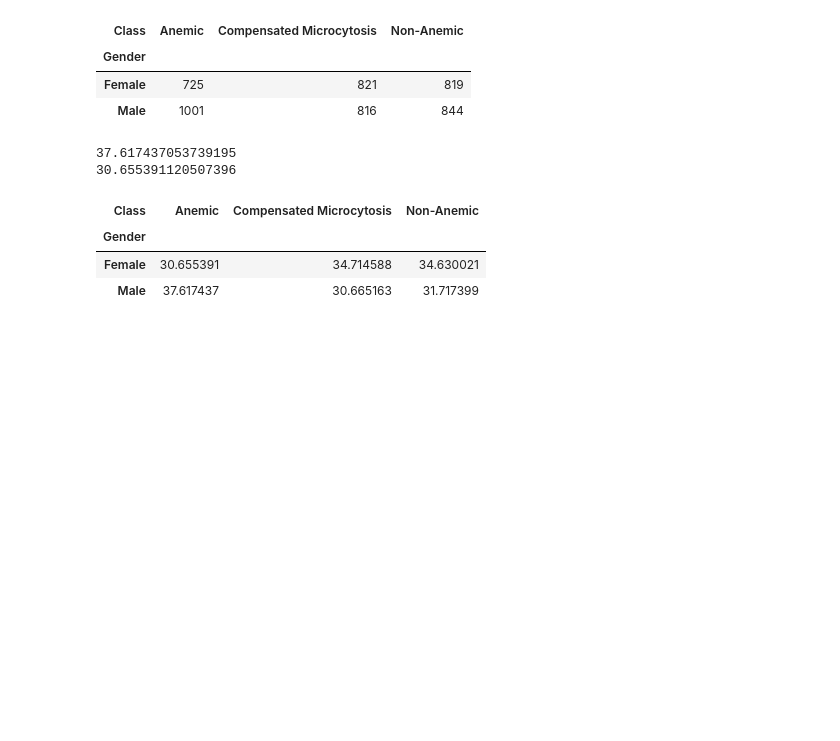
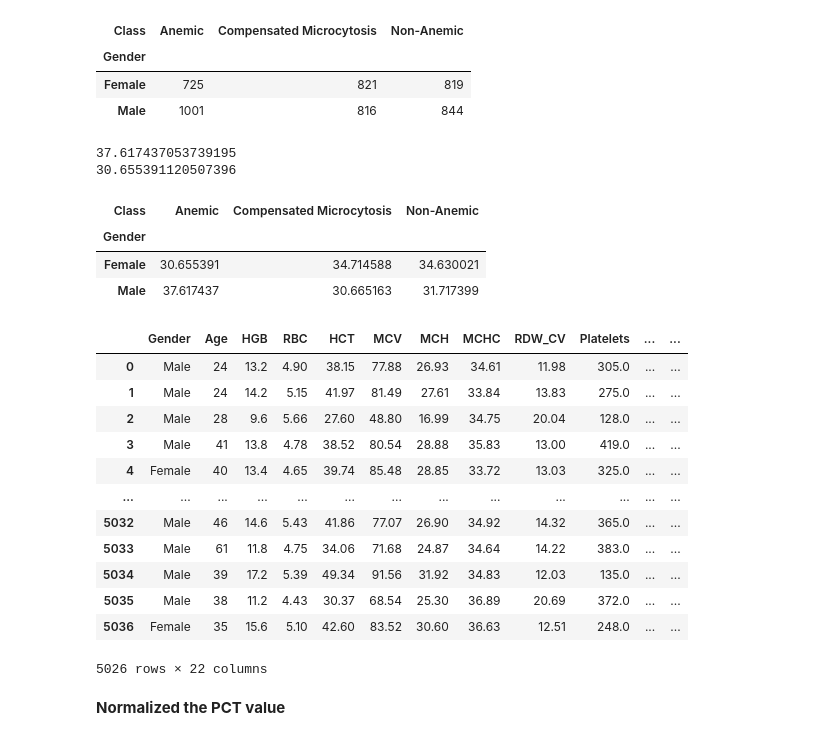
Before and after one commit to Prktriesitout/Medical_dataset, a Jupyter notebook: TriHemo_MCV.ipynb, the cells around one changed output. Drawn from its saved outputs; the diff is of its cells as text; code cells hidden in the pictures; blank space fills up the shorter version.

```diff
--- a/TriHemo_MCV.ipynb
+++ b/TriHemo_MCV.ipynb
@@ -154,3 +154,22 @@ pd.crosstab(df["Gender"],df["Class"] , normalize="index")*100
 | Gender |  |  |  |
 | Female | 30.655391 | 34.714588 | 34.630021 |
 | Male | 37.617437 | 30.665163 | 31.717399 |
+# %%
+
+df
+# %% [output]
+|  | Gender | Age | HGB | RBC | HCT | MCV | MCH | MCHC | RDW_CV | Platelets | ... | ... |
+| 0 | Male | 24 | 13.2 | 4.90 | 38.15 | 77.88 | 26.93 | 34.61 | 11.98 | 305.0 | ... | ... |
+| 1 | Male | 24 | 14.2 | 5.15 | 41.97 | 81.49 | 27.61 | 33.84 | 13.83 | 275.0 | ... | ... |
+| 2 | Male | 28 | 9.6 | 5.66 | 27.60 | 48.80 | 16.99 | 34.75 | 20.04 | 128.0 | ... | ... |
+| 3 | Male | 41 | 13.8 | 4.78 | 38.52 | 80.54 | 28.88 | 35.83 | 13.00 | 419.0 | ... | ... |
+| 4 | Female | 40 | 13.4 | 4.65 | 39.74 | 85.48 | 28.85 | 33.72 | 13.03 | 325.0 | ... | ... |
+| ... | ... | ... | ... | ... | ... | ... | ... | ... | ... | ... | ... | ... |
+| 5032 | Male | 46 | 14.6 | 5.43 | 41.86 | 77.07 | 26.90 | 34.92 | 14.32 | 365.0 | ... | ... |
+| 5033 | Male | 61 | 11.8 | 4.75 | 34.06 | 71.68 | 24.87 | 34.64 | 14.22 | 383.0 | ... | ... |
+| 5034 | Male | 39 | 17.2 | 5.39 | 49.34 | 91.56 | 31.92 | 34.83 | 12.03 | 135.0 | ... | ... |
+| 5035 | Male | 38 | 11.2 | 4.43 | 30.37 | 68.54 | 25.30 | 36.89 | 20.69 | 372.0 | ... | ... |
+| 5036 | Female | 35 | 15.6 | 5.10 | 42.60 | 83.52 | 30.60 | 36.63 | 12.51 | 248.0 | ... | ... |
+5026 rows × 22 columns
+# %% [markdown]
+**Normalized the PCT value**
```
Also changed, not shown: parts of 47 cells of this notebook.
